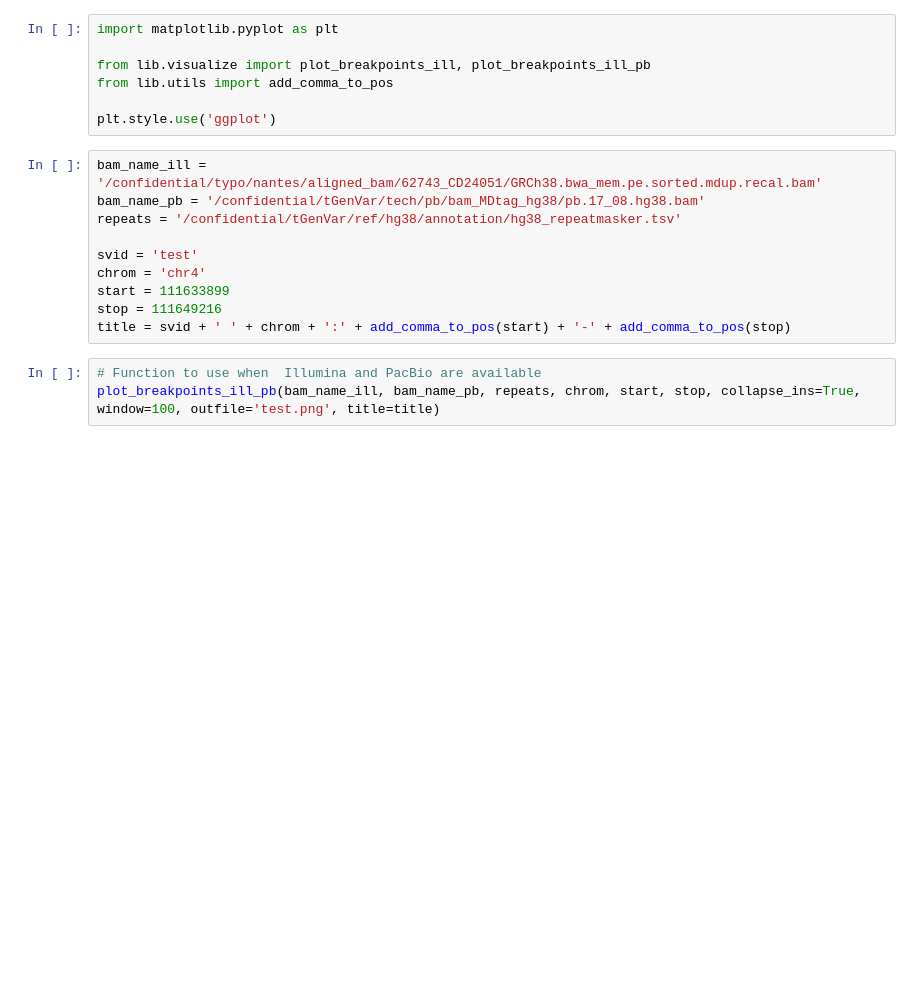
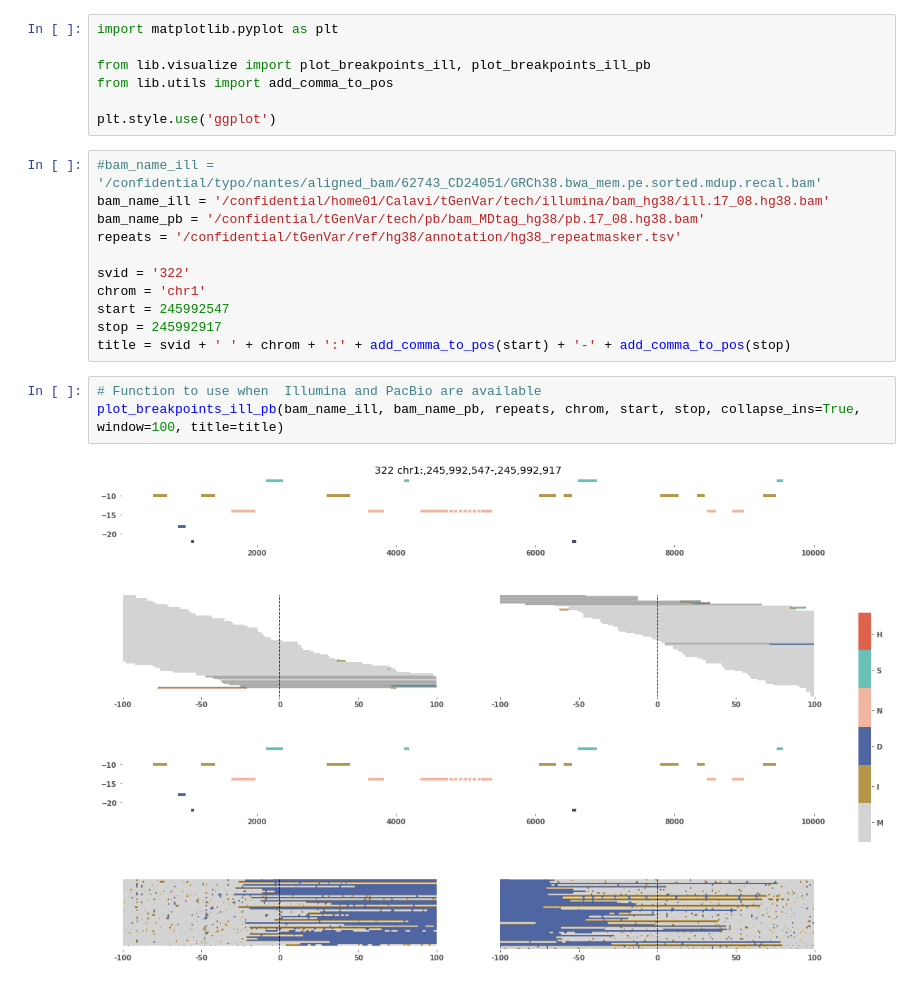
Before and after one commit to burgshrimps/cuban, a Jupyter notebook: sv-visualize.ipynb, the cells around one changed output. Saved outputs shown, nothing was run; the diff lists cells and outputs as text; blank space fills up the shorter version.

```diff
--- a/sv-visualize.ipynb
+++ b/sv-visualize.ipynb
@@ -6,18 +6,21 @@ from lib.utils import add_comma_to_pos
 
 plt.style.use('ggplot')
 # %%
-bam_name_ill = '/confidential/typo/nantes/aligned_bam/62743_CD24051/GRCh38.bwa_mem.pe.sorted.mdup.recal.bam'
+#bam_name_ill = '/confidential/typo/nantes/aligned_bam/62743_CD24051/GRCh38.bwa_mem.pe.sorted.mdup.recal.bam'
+bam_name_ill = '/confidential/home01/Calavi/tGenVar/tech/illumina/bam_hg38/ill.17_08.hg38.bam'
 bam_name_pb = '/confidential/tGenVar/tech/pb/bam_MDtag_hg38/pb.17_08.hg38.bam'
 repeats = '/confidential/tGenVar/ref/hg38/annotation/hg38_repeatmasker.tsv'
 
-svid = 'test'
-chrom = 'chr4'
-start = 111633899
-stop = 111649216
+svid = '322'
+chrom = 'chr1'
+start = 245992547
+stop = 245992917
 title = svid + ' ' + chrom + ':' + add_comma_to_pos(start) + '-' + add_comma_to_pos(stop)
 # %%
 # Function to use when  Illumina and PacBio are available
-plot_breakpoints_ill_pb(bam_name_ill, bam_name_pb, repeats, chrom, start, stop, collapse_ins=True, window=100, outfile='test.png', title=title)
+plot_breakpoints_ill_pb(bam_name_ill, bam_name_pb, repeats, chrom, start, stop, collapse_ins=True, window=100, title=title)
+# %% [output]
+[figure, added]
 # %%
 # Function to use when only Illumina is available
 plot_breakpoints_ill(bam_name_ill, repeats, chrom, start, stop, collapse_ins=True, window=100, outfile='test.png', title=title)
```
Also changed, not shown: parts of 1 cell of this notebook, 3 other files.
